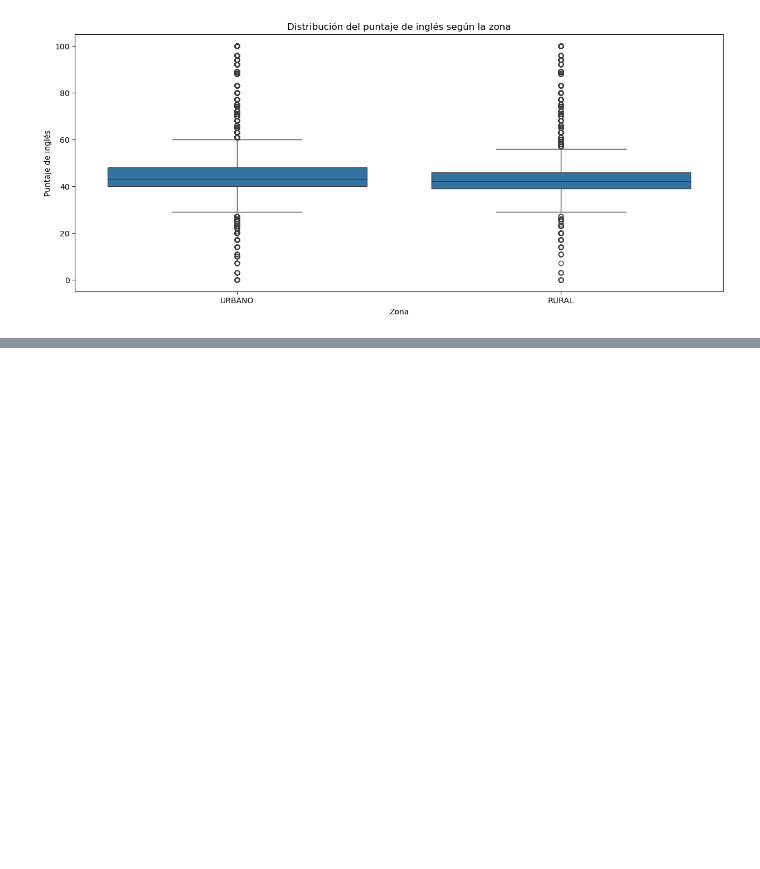
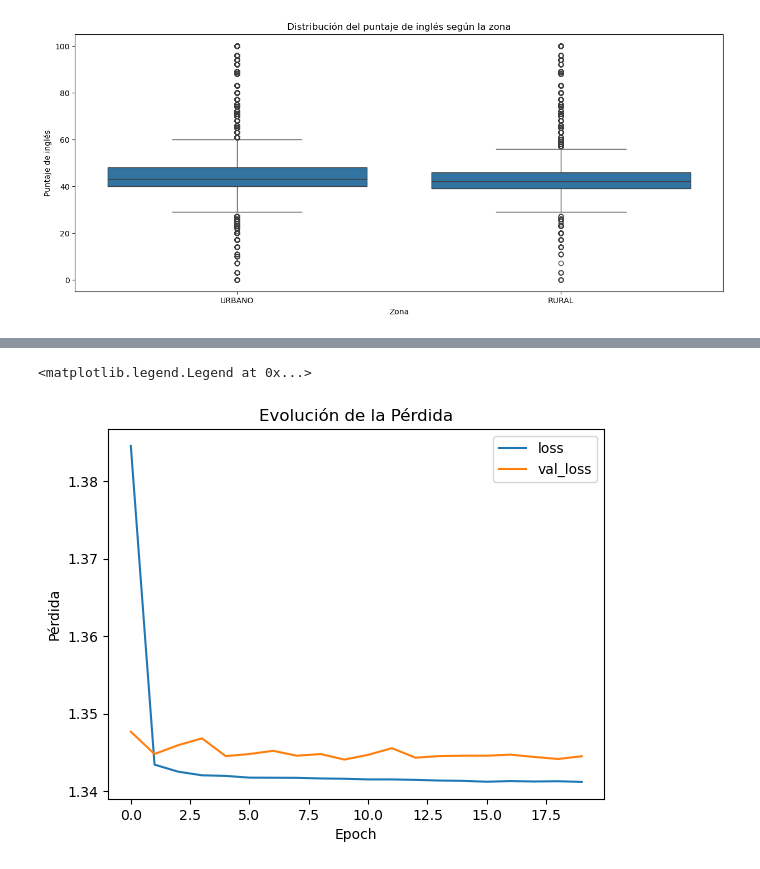
Before and after one commit to levium1029/Proyecto-2, a Jupyter notebook: main.ipynb, the cells around one changed output, grey strips where cells are left out. Cells and saved outputs as stored; diff of their text form; code cells hidden in the pictures; blank space fills up the shorter version.

Commit message:
Primera versión del modelo de nivel de matemáticas

```diff
--- a/main.ipynb
+++ b/main.ipynb
@@ -555,0 +638,7 @@ plt.show()
+# %%
+# División de datos en entrenamiento, validación y pruebas
+X_train_full, X_test, y_train_full, y_test = train_test_split(
+    X_transformed, y, test_size=0.2, random_state=42)
+
+X_train, X_valid, y_train, y_valid = train_test_split(
+    X_train_full, y_train_full, test_size=0.2, random_state=42)
@@ -555,0 +651,7 @@ plt.show()
+# %%
+model_mate = keras.Sequential([
+    keras.layers.Dense(2, activation="relu", input_shape=(X_train.shape[1],)),
+    keras.layers.Dense(2, activation="relu"),
+    #keras.layers.Dropout(0.5), #apaaga el 50% de las neuronas
+    keras.layers.Dense(10, activation="softmax")  # 10 clases de Nivelmate
+])
@@ -555,0 +664,3 @@ plt.show()
+# %%
+model_mate.compile(loss="categorical_crossentropy", optimizer="adam",  metrics=[CategoricalAccuracy(), Precision(), Recall()])
+#metrics=["accuracy"] #No es bueno con datos desbalanceados
@@ -555,0 +687,2 @@ plt.show()
+# %%
+history = model_mate.fit(X_train, y_train, epochs=20,batch_size=32, validation_data=(X_valid, y_valid))
@@ -555,0 +712,10 @@ plt.show()
+# %%
+plt.plot(history.history['loss'], label='loss')
+plt.plot(history.history['val_loss'], label='val_loss')
+plt.xlabel('Epoch')
+plt.ylabel('Pérdida')
+plt.title('Evolución de la Pérdida')
+plt.legend()
+# %% [output]
+<matplotlib.legend.Legend at 0x...>
+[figure, added]
```
Also changed, not shown: parts of 24 cells of this notebook.
